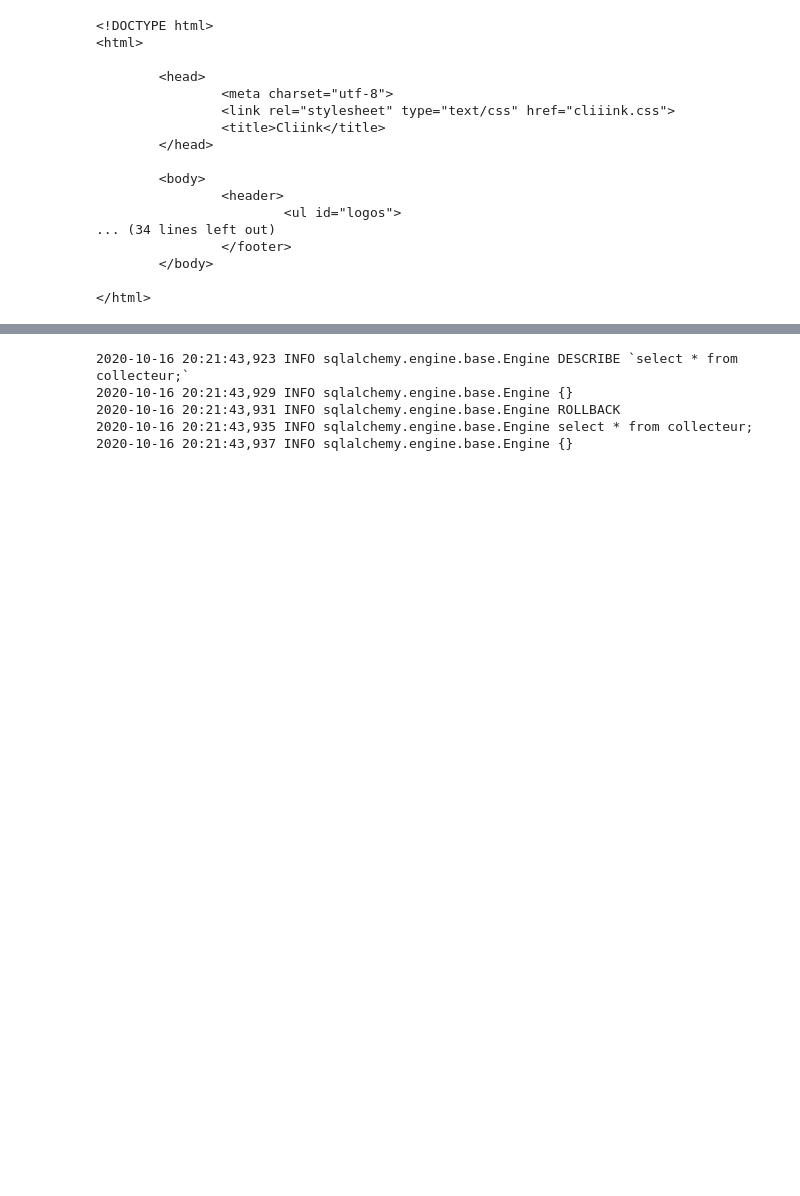
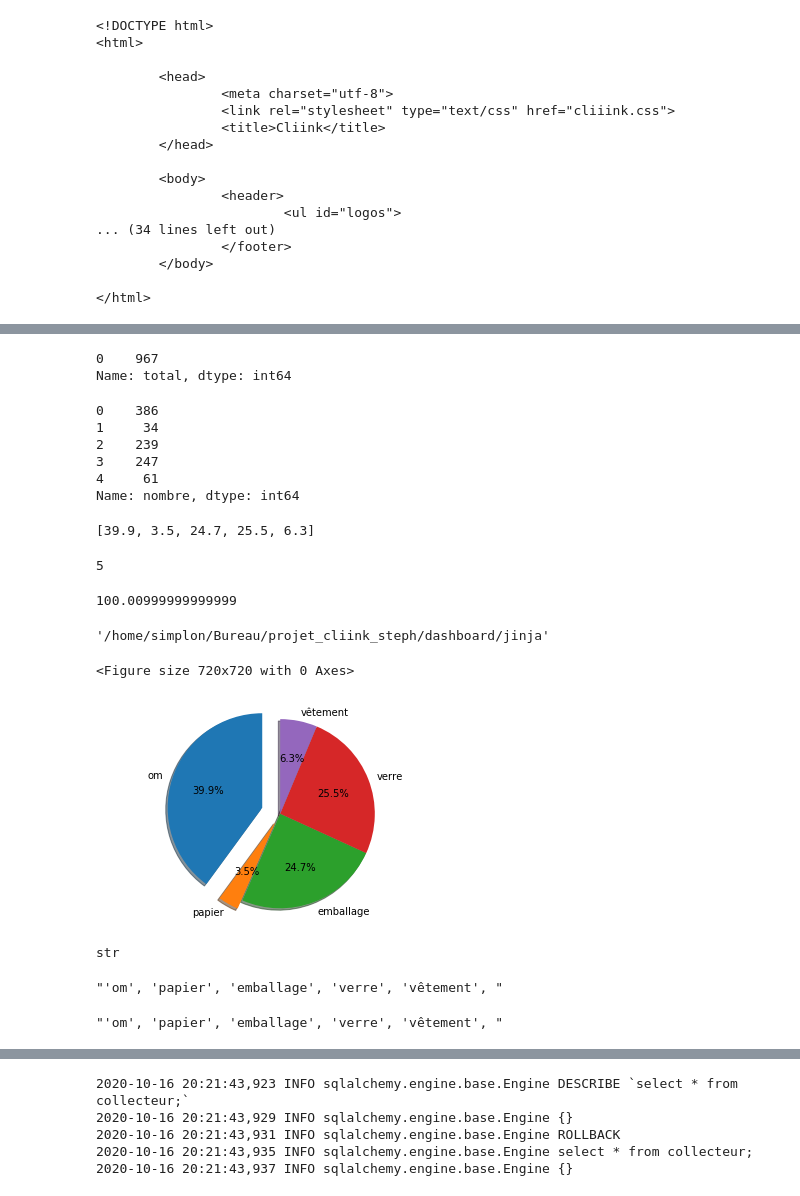
Before and after one commit to fernandes-stephane/projet_cliiink, a Jupyter notebook: dashboard/jinja/dashboard_1.ipynb, the cells around one changed output, grey strips where cells are left out. Saved outputs shown, nothing was run; the diff lists cells and outputs as text; code cells hidden in the pictures; blank space fills up the shorter version.

```diff
--- a/dashboard/jinja/dashboard_1.ipynb
+++ b/dashboard/jinja/dashboard_1.ipynb
@@ -111,0 +125,2 @@ html_file.close()
+# %%
+dfcollecteur = pd.read_sql("SELECT tr.type, COUNT(co.objectid) AS nombre FROM collecteur AS co JOIN tri AS tr ON co.idTri = tr.id GROUP BY co.idTri;", engine)
@@ -111,0 +142,70 @@ html_file.close()
+# %%
+sizes = []
+# %%
+for i in dfcollecteur.index:
+    a = dfcollecteur.nombre[i]
+    b =round(100 * a/967, 1)
+    sizes.append(b)
+# %%
+CountCollecteur.total
+# %% [output]
+0    967
+Name: total, dtype: int64
+# %%
+dfcollecteur.nombre
+# %% [output]
+0    386
+1     34
+2    239
+3    247
+4     61
+Name: nombre, dtype: int64
+# %%
+sizes
+# %% [output]
+[39.9, 3.5, 24.7, 25.5, 6.3]
+# %%
+len(dfcollecteur)
+# %% [output]
+5
+# %%
+39.92+ 3.52+ 24.72+ 25.54+ 6.31
+# %% [output]
+100.00999999999999
+# %%
+pwd
+# %% [output]
+'/home/simplon/Bureau/projet_cliink_steph/dashboard/jinja'
+# %%
+savefig = "../graphs_et_images/camembert.png"
+# %%
+plt.figure(figsize = [10,10])
+
+
+
+
+
+
+
+
+labels = 'om', 'papier', 'emballage', 'verre', 'vêtement'#Frogs', 'Hogs', 'Dogs', 'Logs', 'hot'
+
+#labels = "'om'','papier'','emballage'','verre'','vêtement'',"
+
+
+#sizes = [15, 30, 45, 10]
+explode = (0.2, 0.1, 0, 0, 0)  # only "explode" the 2nd slice (i.e. 'Hogs')
+
+fig1, ax1 = plt.subplots()
+ax1.pie(sizes, explode=explode, labels=labels, autopct='%1.1f%%',
+        shadow=True, startangle=90)
+ax1.axis('equal')  # Equal aspect ratio ensures that pie is drawn as a circle.
+plt.savefig(savefig, dpi = 100,format = "png")
+plt.show()
+# %% [output]
+<Figure size 720x720 with 0 Axes>
+[figure, added]
+# %%
+type(dfcollecteur.type[1])
+# %% [output]
+str
@@ -111,0 +217,8 @@ html_file.close()
+# %%
+labels
+# %% [output]
+"'om', 'papier', 'emballage', 'verre', 'vêtement', "
+# %%
+labels.replace('"', '')
+# %% [output]
+"'om', 'papier', 'emballage', 'verre', 'vêtement', "
```
Also changed, not shown: parts of 10 cells of this notebook, 3 other files.
